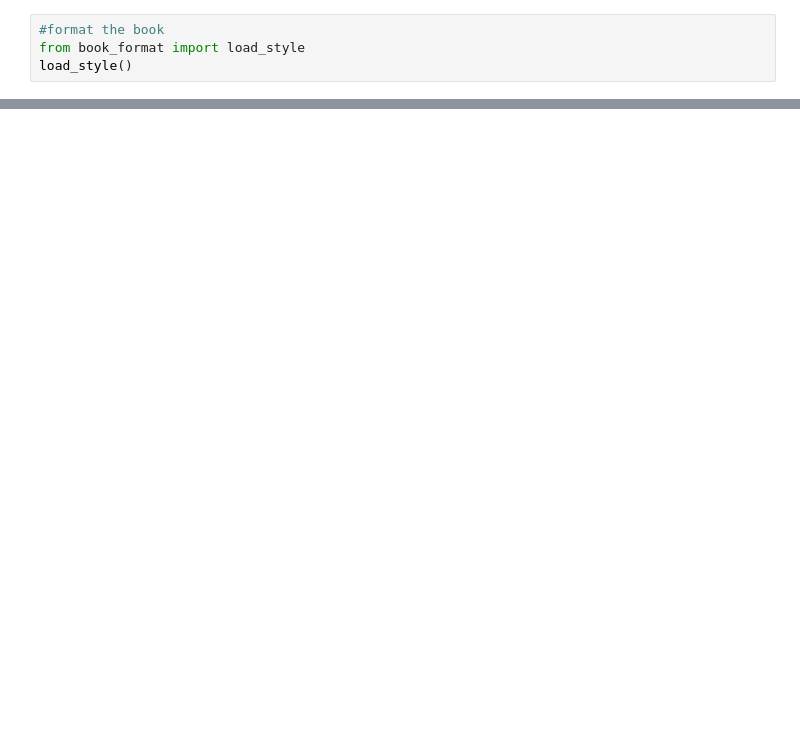
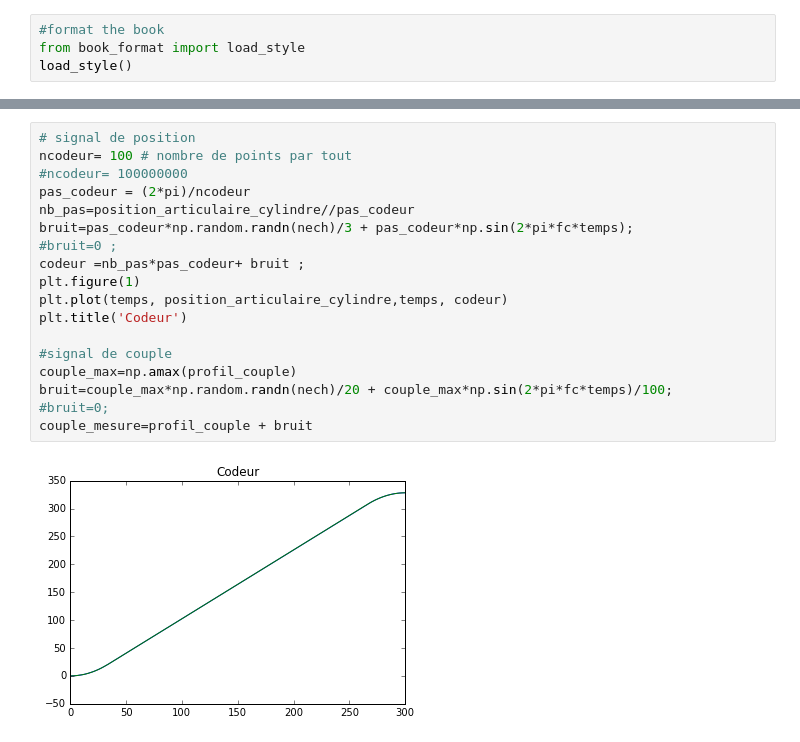
Before and after one commit to PierreOlivierVandanjon/cours_problemes_inverses, a Jupyter notebook: cours_problemes_inverses_2016.ipynb, the cells around one changed output, grey strips where cells are left out. Drawn from its saved outputs; the diff is of its cells as text; blank space fills up the shorter version.

```diff
--- a/cours_problemes_inverses_2016.ipynb
+++ b/cours_problemes_inverses_2016.ipynb
@@ -44,0 +90,20 @@ plt.plot(temps, profil_vitesse)
+# %%
+# signal de position
+ncodeur= 100 # nombre de points par tout
+#ncodeur= 100000000
+pas_codeur = (2*pi)/ncodeur
+nb_pas=position_articulaire_cylindre//pas_codeur
+bruit=pas_codeur*np.random.randn(nech)/3 + pas_codeur*np.sin(2*pi*fc*temps);
+#bruit=0 ;
+codeur =nb_pas*pas_codeur+ bruit ;
+plt.figure(1)
+plt.plot(temps, position_articulaire_cylindre,temps, codeur)
+plt.title('Codeur')
+
+#signal de couple
+couple_max=np.amax(profil_couple)
+bruit=couple_max*np.random.randn(nech)/20 + couple_max*np.sin(2*pi*fc*temps)/100;
+#bruit=0;
+couple_mesure=profil_couple + bruit
+# %% [output]
+[figure, added]
```
Also changed, not shown: parts of 7 cells of this notebook.
